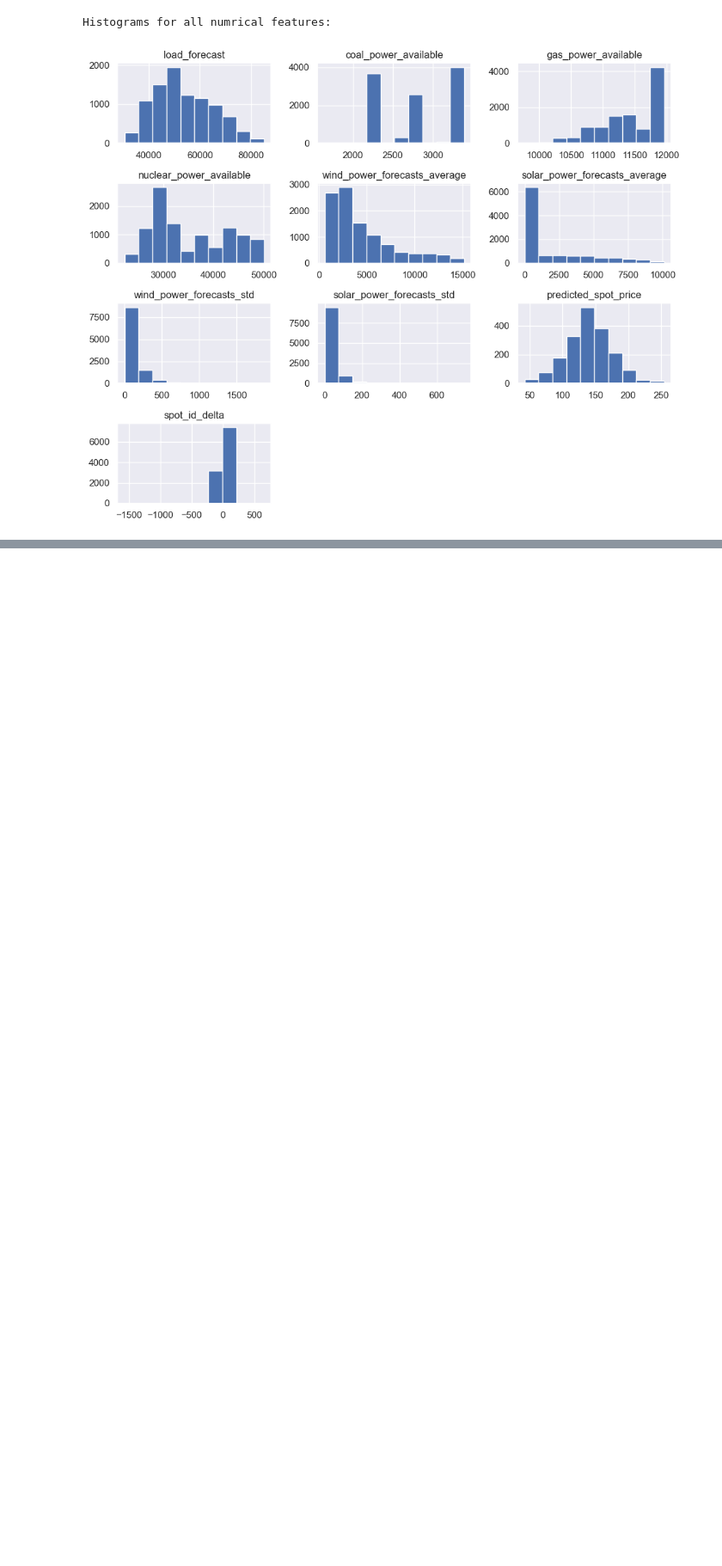
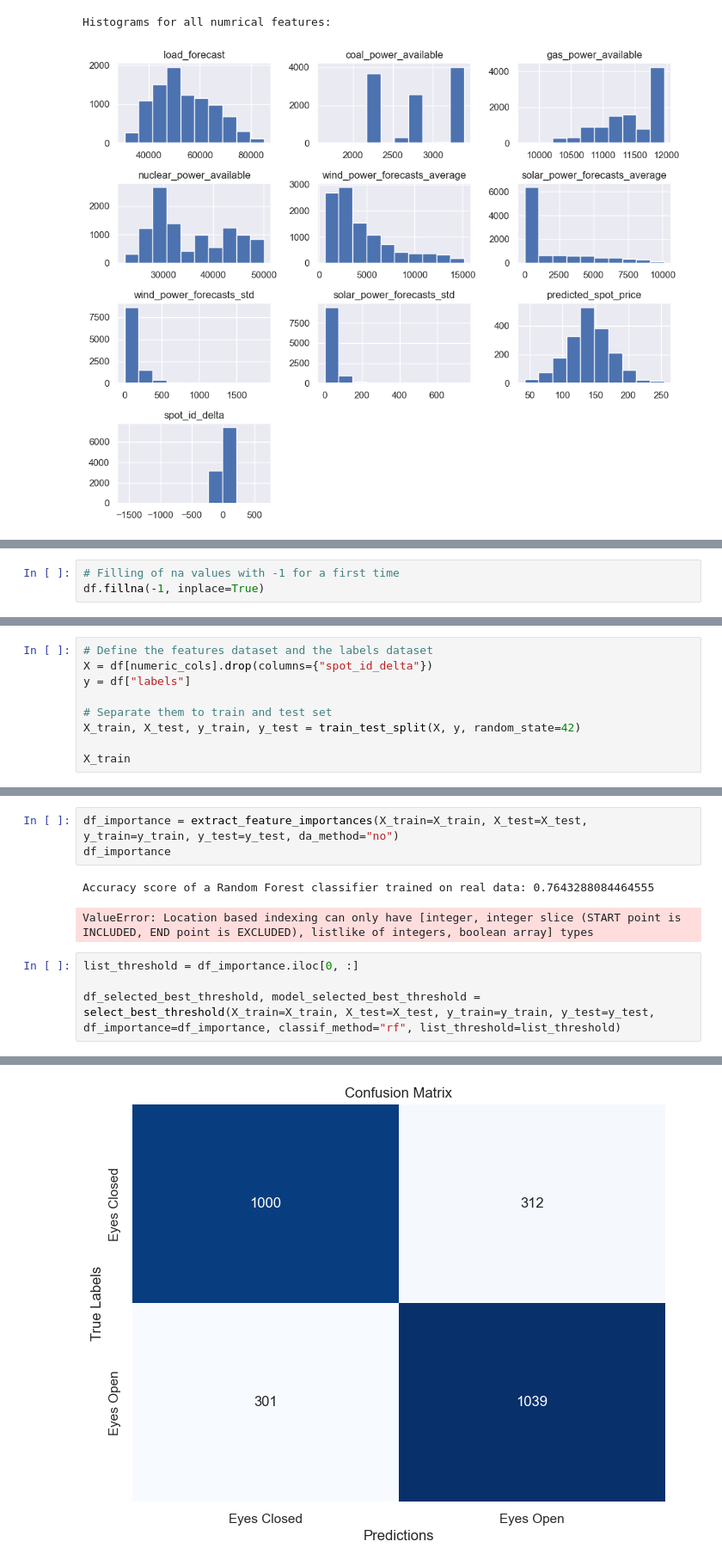
Before and after one commit to stabilo140/Data_Challenge_elmy, a Jupyter notebook: data_challenge.ipynb, the cells around one changed output, grey strips where cells are left out. Shown at 86% size. Drawn from its saved outputs; the diff is of its cells as text; blank space fills up the shorter version.

```diff
--- a/data_challenge.ipynb
+++ b/data_challenge.ipynb
@@ -267,0 +297,3 @@ ValueError: too many values to unpack (expected 2)
+# %%
+# Filling of na values with -1 for a first time
+df.fillna(-1, inplace=True)
@@ -267,0 +332,9 @@ ValueError: too many values to unpack (expected 2)
+# %%
+# Define the features dataset and the labels dataset
+X = df[numeric_cols].drop(columns={"spot_id_delta"})
+y = df["labels"]
+
+# Separate them to train and test set
+X_train, X_test, y_train, y_test = train_test_split(X, y, random_state=42)
+
+X_train
@@ -267,0 +578,11 @@ ValueError: too many values to unpack (expected 2)
+# %%
+df_importance = extract_feature_importances(X_train=X_train, X_test=X_test, y_train=y_train, y_test=y_test, da_method="no")
+df_importance
+# %% [output]
+Accuracy score of a Random Forest classifier trained on real data: 0.7643288084464555
+ValueError: Location based indexing can only have [integer, integer slice (START point is INCLUDED, END point is EXCLUDED), listlike of integers, boolean array] types
+# %%
+list_threshold = df_importance.iloc[0, :]
+
+df_selected_best_threshold, model_selected_best_threshold = select_best_threshold(X_train=X_train, X_test=X_test, y_train=y_train, y_test=y_test, df_importance=df_importance, classif_method="rf", list_threshold=list_threshold)
+# %% [output]
@@ -267,0 +603 @@ ValueError: too many values to unpack (expected 2)
+[figure, added]
```
Also changed, not shown: parts of 20 cells of this notebook.
